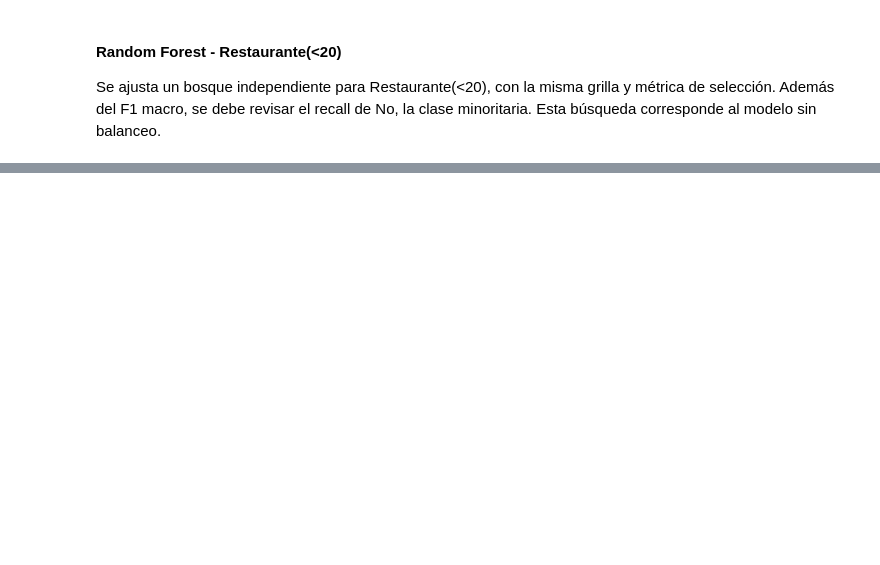
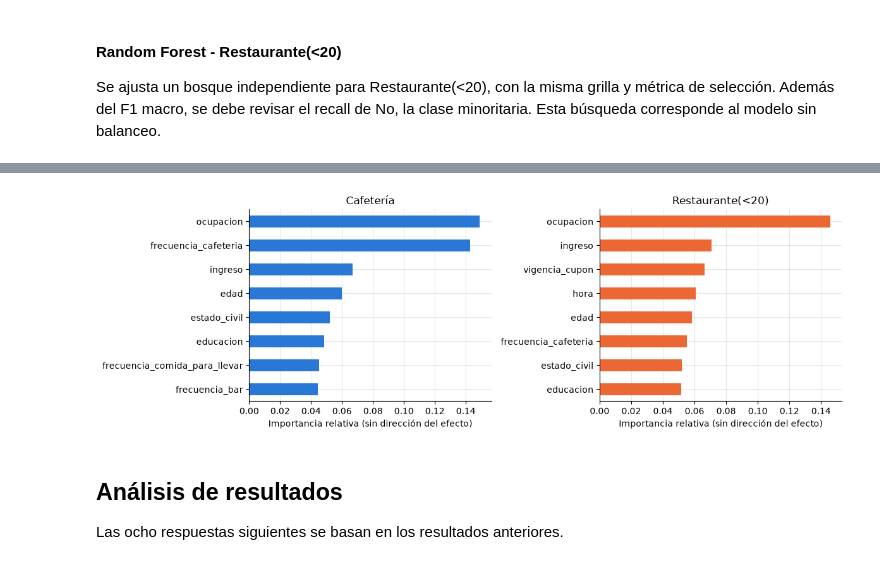
Before and after one commit to DanielGT27-Q/Laboratorio_3_MC, a Jupyter notebook: Laboratorio_3.ipynb, the cells around one changed output, grey strips where cells are left out. Drawn from its saved outputs; the diff is of its cells as text; code cells hidden in the pictures; blank space fills up the shorter version.

```diff
--- a/Laboratorio_3.ipynb
+++ b/Laboratorio_3.ipynb
@@ -930,0 +834,25 @@ personalizar las ofertas.
+# %%
+busquedas = {
+    'Cafetería': {'Regresión logística': busqueda_rl_caf, 'Árbol de decisión': busqueda_arbol_caf, 'Random Forest': busqueda_rf_caf},
+    'Restaurante(<20)': {'Regresión logística': busqueda_rl_rest, 'Árbol de decisión': busqueda_arbol_rest, 'Random Forest': busqueda_rf_rest},
+}
+modelos = {c: {nombre: b.best_estimator_ for nombre, b in bs.items()} for c, bs in busquedas.items()}
+puntajes_cv = {c: {nombre: b.best_score_ for nombre, b in bs.items()} for c, bs in busquedas.items()}
+modelos['Restaurante(<20)']['Random Forest + SMOTENC'] = pipeline_smote
+puntajes_cv['Restaurante(<20)']['Random Forest + SMOTENC'] = cv_smote.mean()
+seleccion = {c: max(puntajes_cv[c], key=puntajes_cv[c].get) for c in CUPONES}
+
+filas = []
+for cupon in CUPONES:
+    X_tr, X_te, y_tr, y_te = particiones[cupon]
+    for nombre, modelo in modelos[cupon].items():
+        pred = modelo.predict(X_te)
+        p, r, f, _ = precision_recall_fscore_support(y_te, pred, labels=[0, 1], zero_division=0)
+        filas.append({'cupón': cupon, 'modelo': nombre, 'F1 macro CV': puntajes_cv[cupon][nombre],
+            'precisión No': p[0], 'recall No': r[0], 'F1 No': f[0],
+            'precisión Sí': p[1], 'recall Sí': r[1], 'F1 Sí': f[1], 'F1 macro test': f.mean(),
+            'F1 ponderado': (f * np.bincount(y_te, minlength=2)).sum()/len(y_te)})
+tabla_final = pd.DataFrame(filas)
+display(tabla_final.round(3))
+tabla_final.to_csv(RESULTADOS/'comparacion_modelos.csv', index=False)
+print('Selección por CV:', seleccion)
@@ -930,0 +875,25 @@ personalizar las ofertas.
+# %%
+importancias = {}
+fig, axes = plt.subplots(1, 2, figsize=(12, 4))
+for ax, cupon in zip(axes, CUPONES):
+    bosque = modelos[cupon][seleccion[cupon]]
+    columnas = bosque.named_steps['preprocesamiento']
+    if isinstance(columnas, Pipeline):
+        columnas = columnas.named_steps['columnas']
+    categorias = columnas.named_transformers_['nominales'].named_steps['codificar'].categories_
+    variables = list(ORDINALES) + [c for c, valores in zip(NOMINALES, categorias) for _ in valores] + NUMERICAS
+    pesos = bosque.named_steps['modelo'].feature_importances_
+    importancia = pd.Series(pesos, index=variables).groupby(level=0).sum().sort_values(ascending=False)
+    importancias[cupon] = importancia
+    importancia.head(8).sort_values().plot.barh(ax=ax, color=COLOR[cupon])
+    ax.set_title(cupon)
+    ax.set_xlabel('Importancia relativa (sin dirección del efecto)')
+    importancia.to_csv(RESULTADOS/f'importancias_{CUPONES.index(cupon)}.csv')
+plt.tight_layout()
+plt.show()
+# %% [output]
+[figure, added]
+# %% [markdown]
+## Análisis de resultados
+
+Las ocho respuestas siguientes se basan en los resultados anteriores.
```
Also changed, not shown: parts of 48 cells of this notebook, 1 other file.
